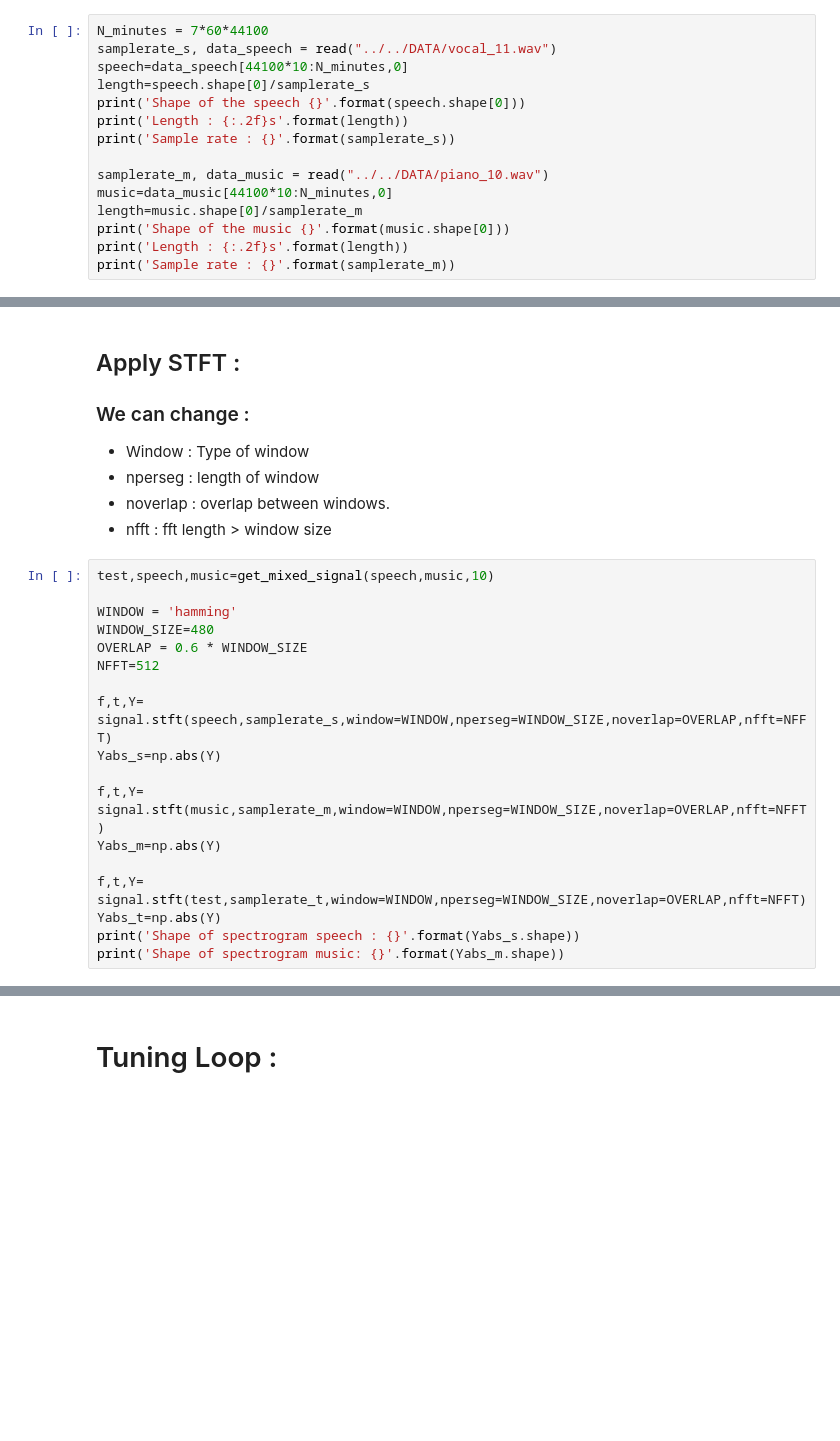
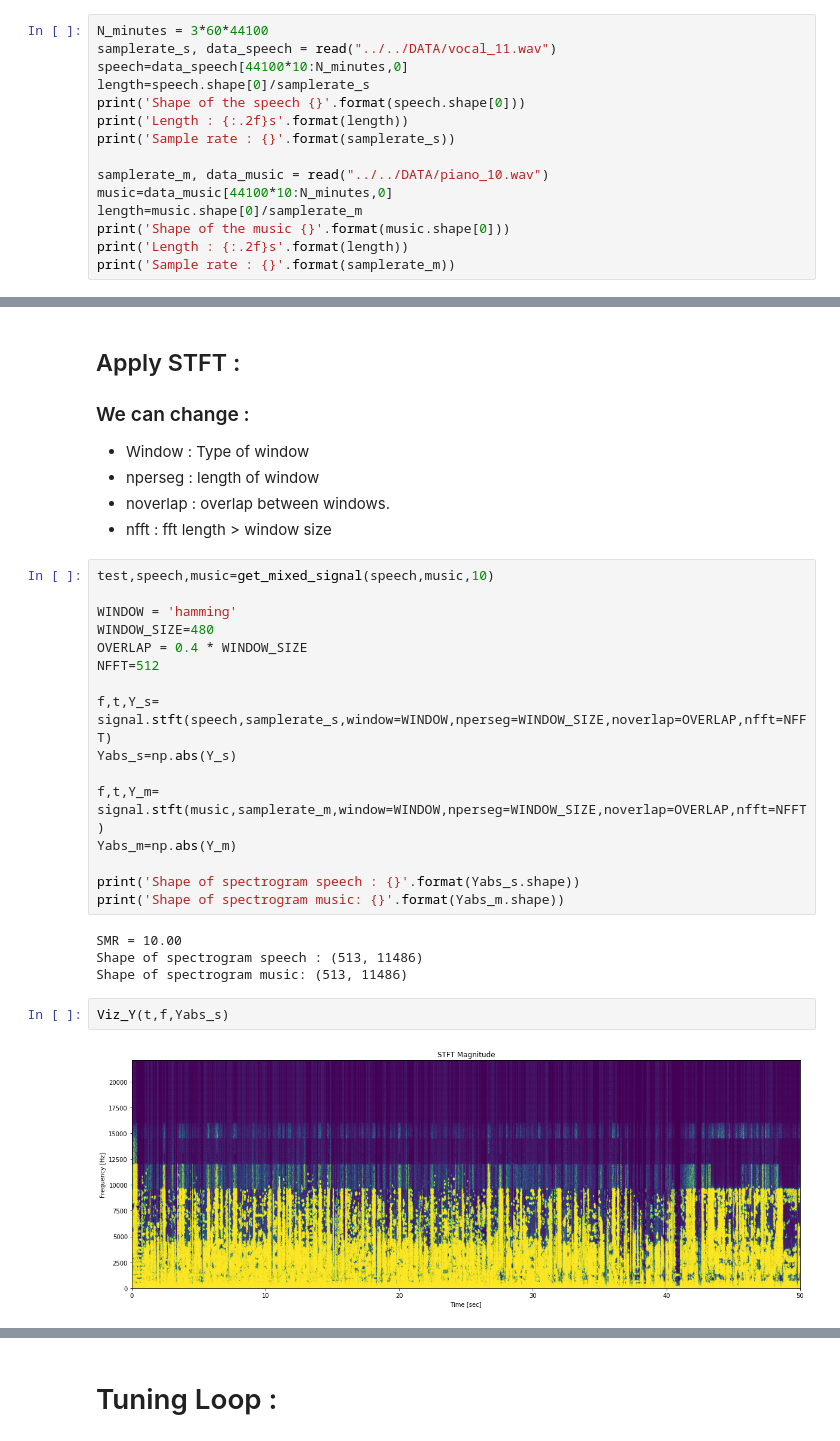
Before and after one commit to yacinebouaouni/Deep-Learning-Based-Speech-Separation, a Jupyter notebook: NMF/NMF-Tuning.ipynb, the cells around one changed output, grey strips where cells are left out. Saved outputs shown, nothing was run; the diff lists cells and outputs as text; blank space fills up the shorter version.

```diff
--- a/NMF/NMF-Tuning.ipynb
+++ b/NMF/NMF-Tuning.ipynb
@@ -18,7 +18,7 @@ warnings.simplefilter('ignore')
 # %% [markdown]
 # 1.Read speech and music data:
 # %%
-N_minutes = 7*60*44100
+N_minutes = 3*60*44100
 samplerate_s, data_speech = read("../../DATA/vocal_11.wav")
 speech=data_speech[44100*10:N_minutes,0]
 length=speech.shape[0]/samplerate_s
@@ -55,16 +55,22 @@ test,speech,music=get_mixed_signal(speech,music,10)
 
 WINDOW = 'hamming'
 WINDOW_SIZE=480
-OVERLAP = 0.6 * WINDOW_SIZE
+OVERLAP = 0.4 * WINDOW_SIZE
 NFFT=512
 
-f,t,Y= signal.stft(speech,samplerate_s,window=WINDOW,nperseg=WINDOW_SIZE,noverlap=OVERLAP,nfft=NFFT)
-Yabs_s=np.abs(Y)
+f,t,Y_s= signal.stft(speech,samplerate_s,window=WINDOW,nperseg=WINDOW_SIZE,noverlap=OVERLAP,nfft=NFFT)
+Yabs_s=np.abs(Y_s)
 
-f,t,Y= signal.stft(music,samplerate_m,window=WINDOW,nperseg=WINDOW_SIZE,noverlap=OVERLAP,nfft=NFFT)
-Yabs_m=np.abs(Y)
+f,t,Y_m= signal.stft(music,samplerate_m,window=WINDOW,nperseg=WINDOW_SIZE,noverlap=OVERLAP,nfft=NFFT)
+Yabs_m=np.abs(Y_m)
 
-f,t,Y= signal.stft(test,samplerate_t,window=WINDOW,nperseg=WINDOW_SIZE,noverlap=OVERLAP,nfft=NFFT)
-Yabs_t=np.abs(Y)
 print('Shape of spectrogram speech : {}'.format(Yabs_s.shape))
 print('Shape of spectrogram music: {}'.format(Yabs_m.shape))
+# %% [output]
+SMR = 10.00
+Shape of spectrogram speech : (513, 11486)
+Shape of spectrogram music: (513, 11486)
+# %%
+Viz_Y(t,f,Yabs_s)
+# %% [output]
+[figure, added]
```
Also changed, not shown: parts of 9 cells of this notebook, 1 other file.
